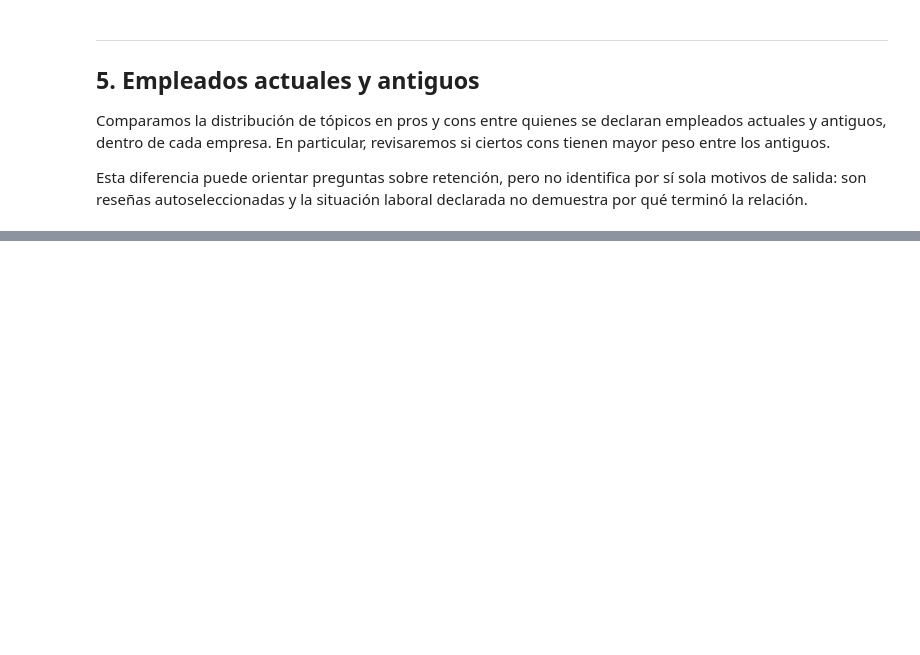
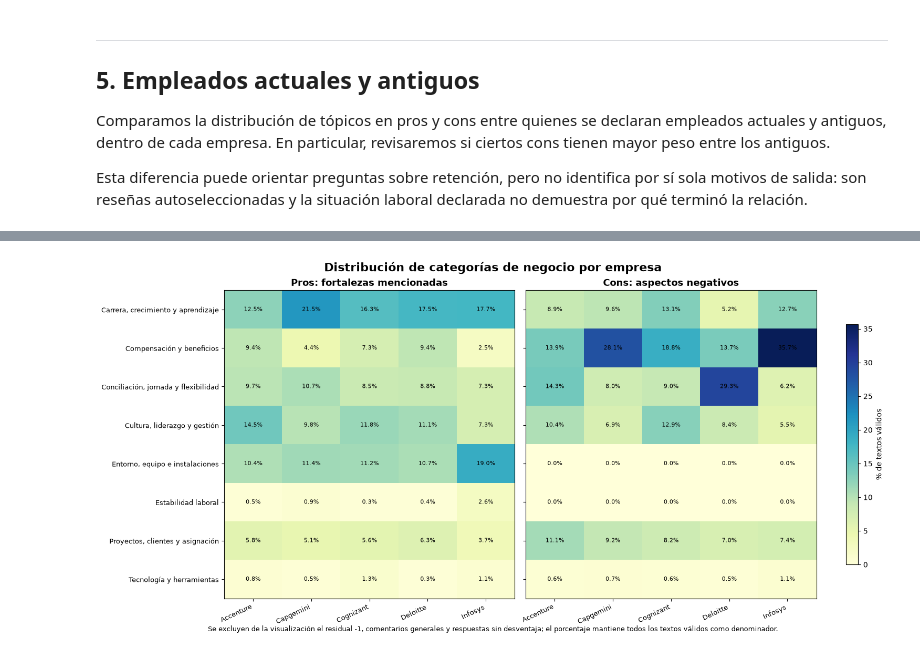
Before and after one commit to migueldevesaferrer/consulting-it-employer-reputation-intelligence, a Jupyter notebook: notebooks/consulting-it-employer-reputation-intelligence.ipynb, the cells around one changed output, grey strips where cells are left out. Saved outputs shown, nothing was run; the diff lists cells and outputs as text; code cells hidden in the pictures; blank space fills up the shorter version.

```diff
--- a/notebooks/consulting-it-employer-reputation-intelligence.ipynb
+++ b/notebooks/consulting-it-employer-reputation-intelligence.ipynb
@@ -1228,0 +1501,100 @@ cons Accenture     Proyectos, clientes y asignación   12.35     8.59
+# %%
+# Generamos figuras comparables y las guardamos fuera de la raíz de output.
+figures_dir.mkdir(exist_ok=True)
+
+# Comparamos proporciones por categoría con una escala común para pros y cons.
+plot_categories = sorted(
+    set(net_balance.loc[net_balance['incluible_en_balance'], 'categoria_negocio'])
+)
+firm_order = [TARGET, 'Capgemini', 'Cognizant Technology Solutions', 'Deloitte', 'Infosys']
+firm_display = ['Accenture', 'Capgemini', 'Cognizant', 'Deloitte', 'Infosys']
+fig, axes = plt.subplots(1, 2, figsize=(15, 7), sharey=True, constrained_layout=True)
+heatmap_max = max(
+    business_distribution.loc[
+        business_distribution['categoria_negocio'].isin(plot_categories), 'porcentaje'
+    ].max(),
+    1
+)
+for ax, tipo, title in zip(axes, ['pros', 'cons'], ['Pros: fortalezas mencionadas', 'Cons: aspectos negativos']):
+    matrix = (
+        business_distribution.loc[
+            business_distribution['tipo'].eq(tipo)
+            & business_distribution['categoria_negocio'].isin(plot_categories)
+        ]
+        .pivot(index='categoria_negocio', columns='firm', values='porcentaje')
+        .reindex(index=plot_categories, columns=firm_order)
+        .fillna(0)
+    )
+    image = ax.imshow(matrix.to_numpy(), aspect='auto', cmap='YlGnBu', vmin=0, vmax=heatmap_max)
+    ax.set_title(title, fontsize=13, fontweight='bold')
+    ax.set_xticks(range(len(firm_display)), labels=firm_display, rotation=25, ha='right')
+    ax.set_yticks(range(len(plot_categories)), labels=plot_categories)
+    ax.tick_params(axis='both', labelsize=9)
+    for row_index in range(matrix.shape[0]):
+        for column_index in range(matrix.shape[1]):
+            value = matrix.iat[row_index, column_index]
+            ax.text(column_index, row_index, f'{value:.1f}%', ha='center', va='center', fontsize=8)
+fig.colorbar(image, ax=axes, shrink=0.78, label='% de textos válidos')
+fig.suptitle('Distribución de categorías de negocio por empresa', fontsize=16, fontweight='bold')
+fig.text(
+    0.5, -0.01,
+    'Se excluyen de la visualización el residual -1, comentarios generales y respuestas sin desventaja; '
+    'el porcentaje mantiene todos los textos válidos como denominador.',
+    ha='center', fontsize=9
+)
+fig.savefig(figures_dir / 'topic_distribution_heatmap.png', dpi=220, bbox_inches='tight')
+plt.show()
+
+# Comparamos el balance propio de Accenture con el promedio simple de peers en puntos porcentuales.
+balance_plot = peer_comparison.sort_values('accenture_balance_pp').copy()
+positions = np.arange(len(balance_plot))
+fig, ax = plt.subplots(figsize=(12, 7), constrained_layout=True)
+ax.barh(positions - 0.18, balance_plot['accenture_balance_pp'], height=0.34, label='Accenture', color='#176B87')
+ax.barh(positions + 0.18, balance_plot['media_peers_balance_neto_pp'], height=0.34, label='Media de peers', color='#E07A5F')
+ax.axvline(0, color='#39434D', linewidth=1)
+ax.set_yticks(positions, labels=balance_plot['categoria_negocio'])
+ax.set_xlabel('Balance neto (puntos porcentuales)')
+ax.set_title('Balance neto por categoría: Accenture y peers', fontsize=15, fontweight='bold')
+ax.legend(frameon=False, loc='lower right')
+ax.grid(axis='x', alpha=0.22)
+ax.set_axisbelow(True)
+ax.tick_params(axis='y', labelsize=9)
+ax.text(
+    0.01, -0.13,
+    'Balance = % de pros − % de cons. No incluye ruido, experiencias generales ni respuestas sin desventaja.',
+    transform=ax.transAxes, fontsize=9, color='#525D68'
+)
+fig.savefig(figures_dir / 'topic_balance_accenture_peers.png', dpi=220, bbox_inches='tight')
+plt.show()
+
+# Comparamos las proporciones de cons por situación laboral solo en categorías interpretables.
+status_plot = status_topic_comparison.loc[
+    status_topic_comparison['firm'].eq(TARGET)
+    & status_topic_comparison['tipo'].eq('cons')
+    & status_topic_comparison['categoria_interpretable']
+].copy()
+status_plot['peso_medio'] = status_plot[['Actual', 'Antiguo']].mean(axis=1)
+status_plot = status_plot.nlargest(7, 'peso_medio').sort_values('peso_medio')
+positions = np.arange(len(status_plot))
+fig, ax = plt.subplots(figsize=(12, 6), constrained_layout=True)
+ax.barh(positions - 0.18, status_plot['Actual'], height=0.34, label='Actuales', color='#176B87')
+ax.barh(positions + 0.18, status_plot['Antiguo'], height=0.34, label='Antiguos', color='#E07A5F')
+ax.set_yticks(positions, labels=status_plot['categoria_negocio'])
+ax.set_xlabel('% de cons válidos dentro de cada grupo')
+ax.set_title('Accenture: categorías de cons por situación laboral', fontsize=15, fontweight='bold')
+ax.legend(frameon=False, loc='lower right')
+ax.grid(axis='x', alpha=0.22)
+ax.set_axisbelow(True)
+ax.tick_params(axis='y', labelsize=9)
+ax.text(
+    0.01, -0.13,
+    'Actuales: 672 textos; antiguos: 326. Diferencias descriptivas, no motivos de salida demostrados.',
+    transform=ax.transAxes, fontsize=9, color='#525D68'
+)
+fig.savefig(figures_dir / 'topic_status_accenture.png', dpi=220, bbox_inches='tight')
+plt.show()
+
+print('Figuras analíticas guardadas:')
+print(sorted(path.name for path in figures_dir.glob('*.png')))
+# %% [output]
+[figure, added]
```
Also changed, not shown: parts of 19 cells of this notebook, 2 other files.
